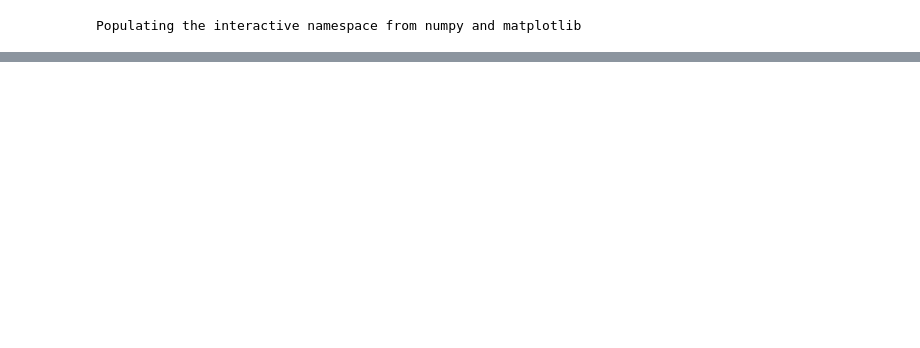
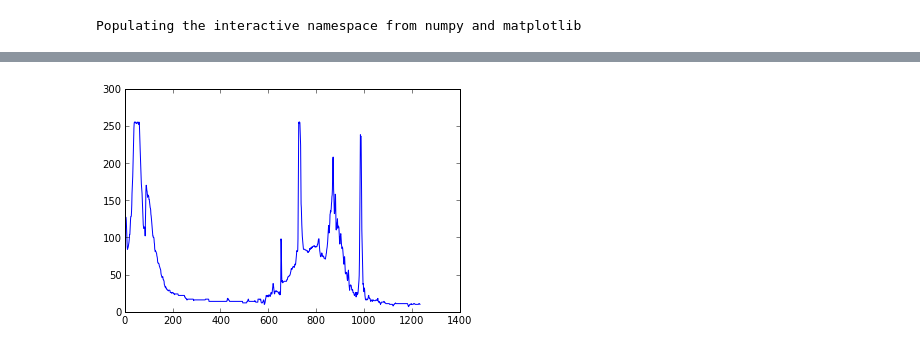
Before and after one commit to mmaa94/Camara-, a Jupyter notebook: HIdrogeno.ipynb, the cells around one changed output, grey strips where cells are left out. Cells and saved outputs as stored; diff of their text form; code cells hidden in the pictures; blank space fills up the shorter version.

```diff
--- a/HIdrogeno.ipynb
+++ b/HIdrogeno.ipynb
@@ -58,0 +106,10 @@ for i in range(len(valor[1])):
+# %%
+!head -n 5 pic34.dat
+data34 = np.loadtxt('pic34.dat')
+print type(data34)
+print len(data34)
+
+p34=guardardatos(data34)
+for i in range(len(p34[1])):
+
+    print p34[1][i]
@@ -58,0 +134,5 @@ for i in range(len(valor[1])):
+# %%
+plot (p34[0],p34[1])
+savefig("Hidrogeno34.jpg")
+# %% [output]
+[figure, added]
```
Also changed, not shown: parts of 11 cells of this notebook, 2 other files.
